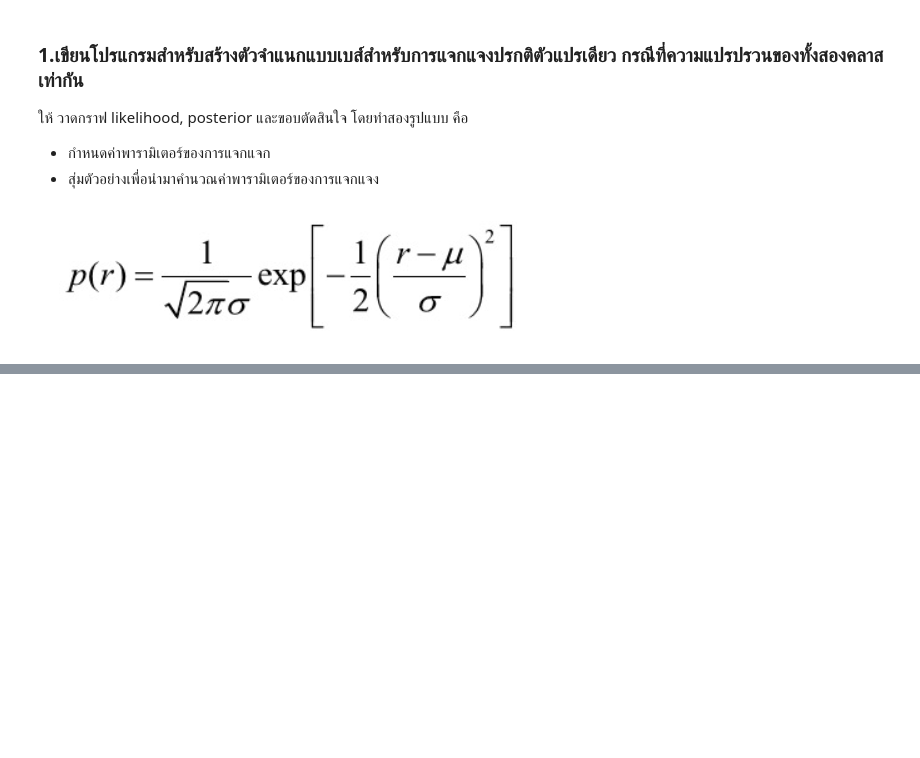
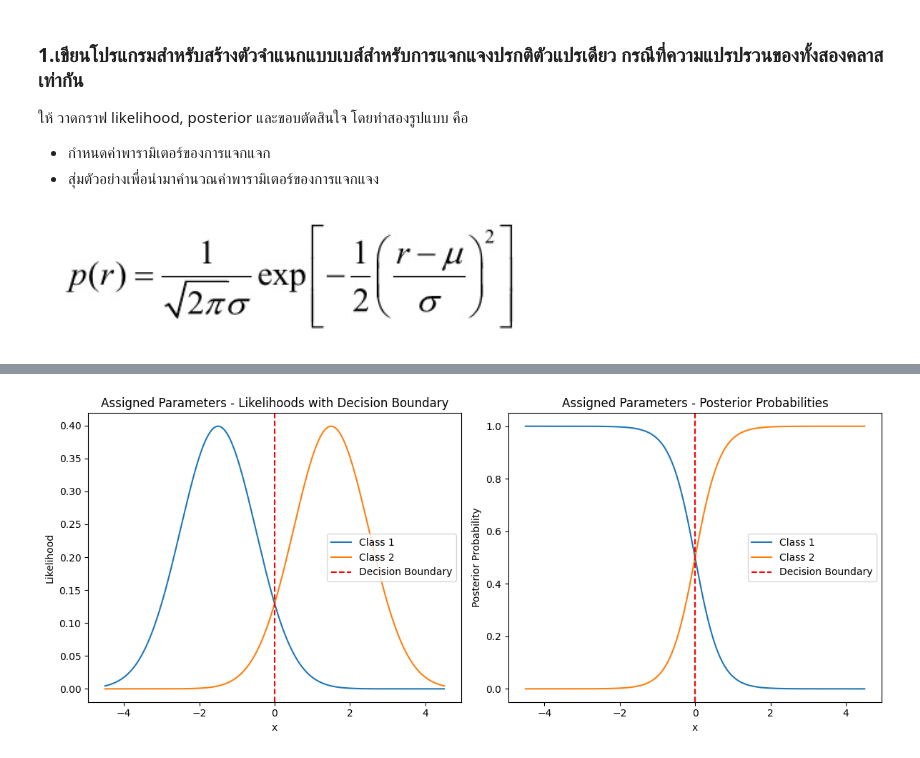
Before and after one commit to MLol-3/Machine-learning-class67, a Jupyter notebook: Bayes/Q1.ipynb, the cells around one changed output, grey strips where cells are left out. Saved outputs shown, nothing was run; the diff lists cells and outputs as text; code cells hidden in the pictures; blank space fills up the shorter version.

```diff
--- a/Bayes/Q1.ipynb
+++ b/Bayes/Q1.ipynb
@@ -89,0 +159,81 @@ plot_distribution(mean1, mean2, variance, prior1, prior2, seed=random_seed, samp
+# %%
+import numpy as np
+import matplotlib.pyplot as plt
+
+def gaussian_pdf(x, mean, std_dev):
+    return ((1 / (np.sqrt(2 * np.pi) * std_dev))) * np.exp(-0.5 * ((x - mean) / std_dev)**2)
+
+def posterior(x, mean1, mean2, std_dev1, std_dev2, prior1, prior2):
+    like_c1 = gaussian_pdf(x, mean1, std_dev1) * prior1
+    like_c2 = gaussian_pdf(x, mean2, std_dev2) * prior2
+    total = like_c1 + like_c2
+    return like_c1 / total, like_c2 / total
+
+def decision_boundary(x, mean1, mean2, std_dev1, std_dev2, prior1, prior2):
+    return (np.log(prior2/prior1) + 0.5*np.log(std_dev1**2/std_dev2**2) +
+            0.5*(x-mean1)**2/std_dev1**2 - 0.5*(x-mean2)**2/std_dev2**2)
+
+def plot_distributions(mean1, std_dev1, mean2, std_dev2, prior1, prior2, title_prefix):
+    x = np.linspace(min(mean1, mean2) - 3*max(std_dev1, std_dev2),
+                    max(mean1, mean2) + 3*max(std_dev1, std_dev2), 1000)
+
+    likelihood1 = gaussian_pdf(x, mean1, std_dev1)
+    likelihood2 = gaussian_pdf(x, mean2, std_dev2)
+
+    db = decision_boundary(x, mean1, mean2, std_dev1, std_dev2, prior1, prior2)
+    db_x = x[np.argmin(np.abs(db))]
+
+    post1, post2 = posterior(x, mean1, mean2, std_dev1, std_dev2, prior1, prior2)
+
+    plt.figure(figsize=(12, 5))
+
+    plt.subplot(1, 2, 1)
+    plt.plot(x, likelihood1, label='Class 1')
+    plt.plot(x, likelihood2, label='Class 2')
+    plt.axvline(db_x, color='r', linestyle='--', label='Decision Boundary')
+    plt.title(f'{title_prefix} - Likelihoods with Decision Boundary')
+    plt.xlabel('x')
+    plt.ylabel('Likelihood')
+    plt.legend()
+
+    plt.subplot(1, 2, 2)
+    plt.plot(x, post1, label='Class 1')
+    plt.plot(x, post2, label='Class 2')
+    plt.axvline(db_x, color='r', linestyle='--', label='Decision Boundary')
+    plt.title(f'{title_prefix} - Posterior Probabilities')
+    plt.xlabel('x')
+    plt.ylabel('Posterior Probability')
+    plt.legend()
+
+    plt.tight_layout()
+    plt.show()
+
+# Scenario 1: Manually assign distribution parameters
+mean1, std_dev1 = -1.5, 1
+mean2, std_dev2 = 1.5, 1
+prior1, prior2 = 0.5, 0.5
+
+plot_distributions(mean1, std_dev1, mean2, std_dev2, prior1, prior2, "Assigned Parameters")
+
+# Scenario 2: Random sampling to calculate distribution parameters
+np.random.seed(252)  # for reproducibility
+sample1 = np.random.normal(loc=-2, scale=1, size=100)
+sample2 = np.random.normal(loc=2, scale=1.5, size=100)
+
+mean1_sampled, std_dev1_sampled = np.mean(sample1), np.std(sample1)
+mean2_sampled, std_dev2_sampled = np.mean(sample2), np.std(sample2)
+prior1_sampled, prior2_sampled = len(sample1) / (len(sample1) + len(sample2)), len(sample2) / (len(sample1) + len(sample2))
+
+plot_distributions(mean1_sampled, std_dev1_sampled, mean2_sampled, std_dev2_sampled, prior1_sampled, prior2_sampled, "Sampled Parameters")
+
+print("Assigned Parameters:")
+print(f"Class 1: mean = {mean1:.2f}, std_dev = {std_dev1:.2f}")
+print(f"Class 2: mean = {mean2:.2f}, std_dev = {std_dev2:.2f}")
+print(f"Priors: Class 1 = {prior1:.2f}, Class 2 = {prior2:.2f}")
+
+print("\nSampled Parameters:")
+print(f"Class 1: mean = {mean1_sampled:.2f}, std_dev = {std_dev1_sampled:.2f}")
+print(f"Class 2: mean = {mean2_sampled:.2f}, std_dev = {std_dev2_sampled:.2f}")
+print(f"Priors: Class 1 = {prior1_sampled:.2f}, Class 2 = {prior2_sampled:.2f}")
+# %% [output]
+[figure, added]
```
Also changed, not shown: parts of 6 cells of this notebook.
